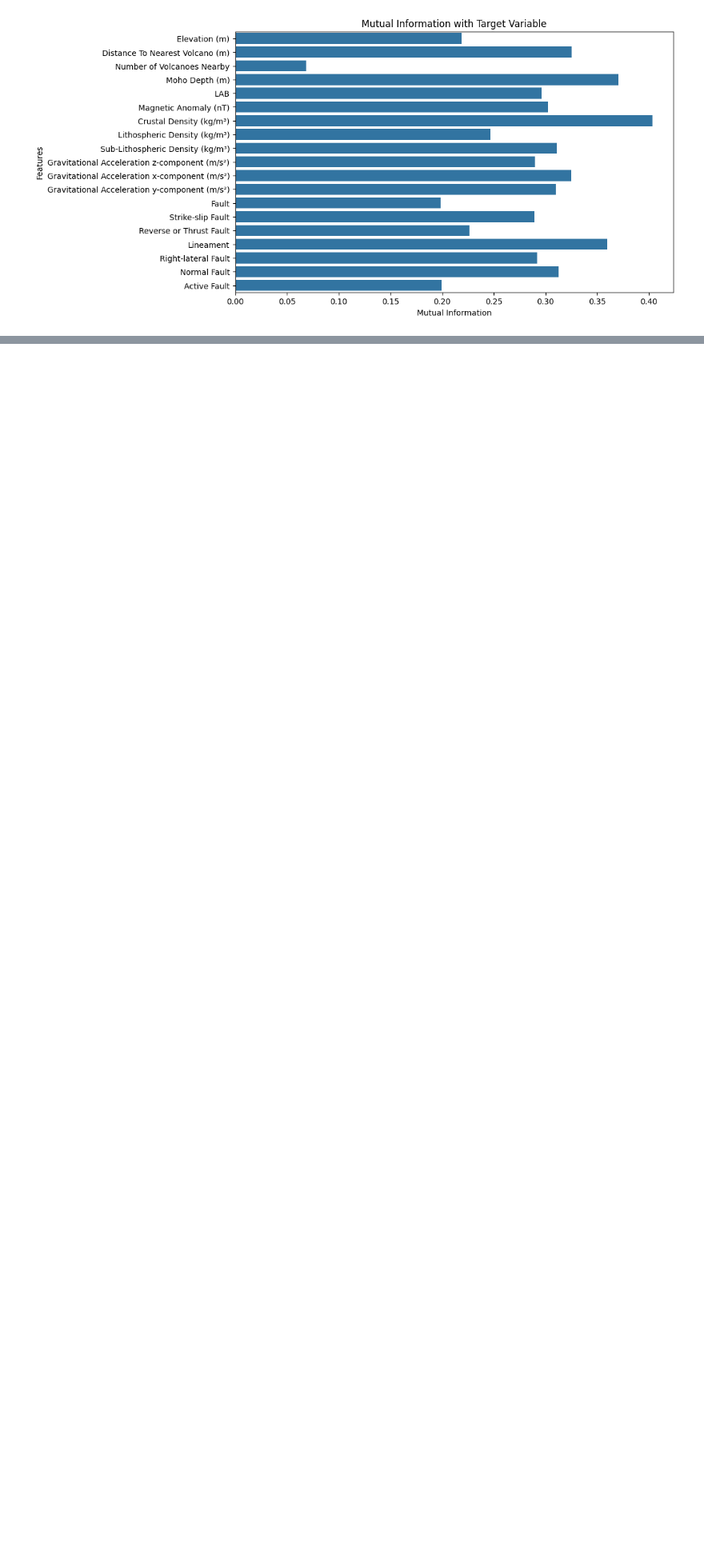
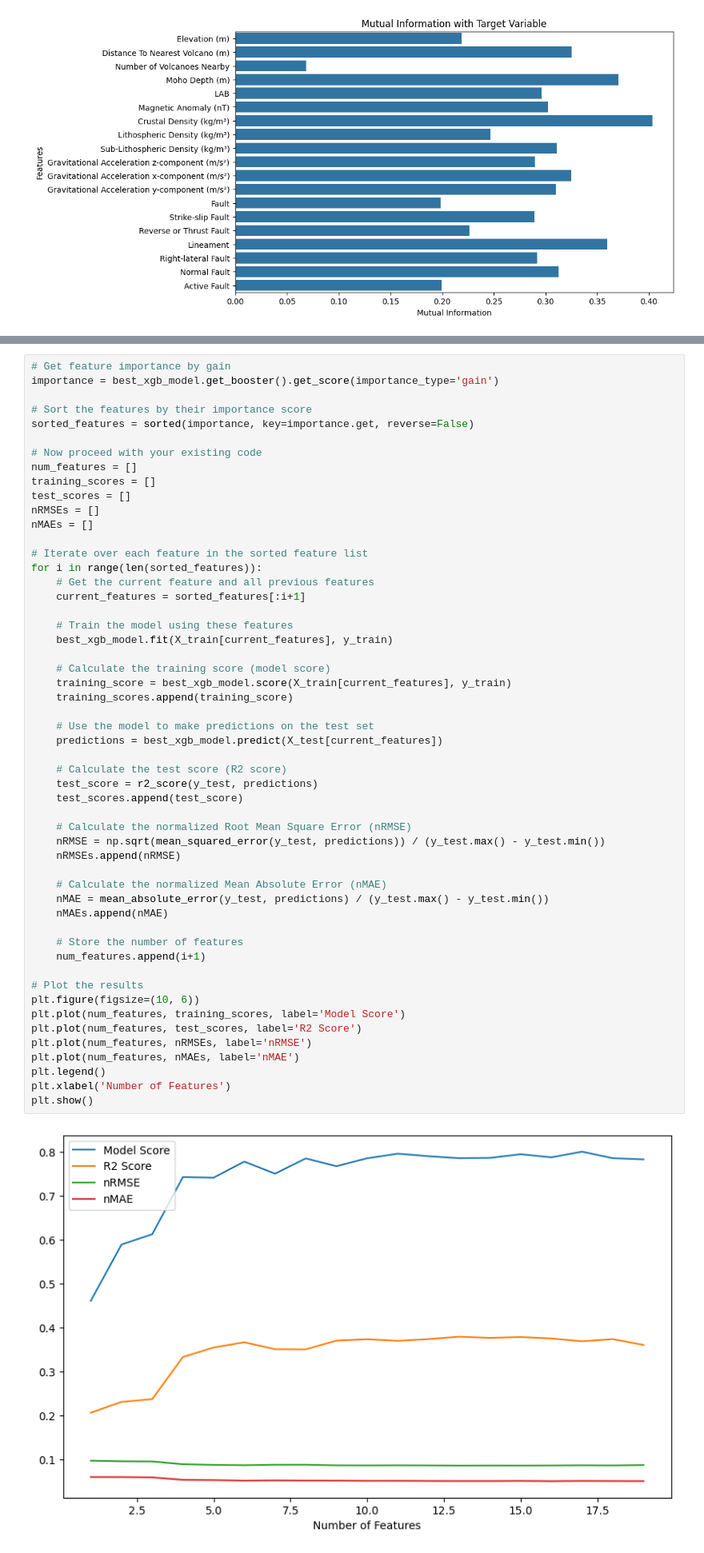
Before and after one commit to jcmefra/Geothermal-Gradient-Machine-Learning, a Jupyter notebook: Model_V2.ipynb, the cells around one changed output, grey strips where cells are left out. Shown at 80% size. Saved outputs shown, nothing was run; the diff lists cells and outputs as text; blank space fills up the shorter version.

```diff
--- a/Model_V2.ipynb
+++ b/Model_V2.ipynb
@@ -1299,6 +1325,61 @@ plt.xticks(rotation=90)
 plt.show()
 # %% [output]
 [figure]
+# %%
+# Get feature importance by gain
+importance = best_xgb_model.get_booster().get_score(importance_type='gain')
+
+# Sort the features by their importance score
+sorted_features = sorted(importance, key=importance.get, reverse=False)
+
+# Now proceed with your existing code
+num_features = []
+training_scores = []
+test_scores = []
+nRMSEs = []
+nMAEs = []
+
+# Iterate over each feature in the sorted feature list
+for i in range(len(sorted_features)):
+    # Get the current feature and all previous features
+    current_features = sorted_features[:i+1]
+
+    # Train the model using these features
+    best_xgb_model.fit(X_train[current_features], y_train)
+
+    # Calculate the training score (model score)
+    training_score = best_xgb_model.score(X_train[current_features], y_train)
+    training_scores.append(training_score)
+
+    # Use the model to make predictions on the test set
+    predictions = best_xgb_model.predict(X_test[current_features])
+
+    # Calculate the test score (R2 score)
+    test_score = r2_score(y_test, predictions)
+    test_scores.append(test_score)
+
+    # Calculate the normalized Root Mean Square Error (nRMSE)
+    nRMSE = np.sqrt(mean_squared_error(y_test, predictions)) / (y_test.max() - y_test.min())
+    nRMSEs.append(nRMSE)
+
+    # Calculate the normalized Mean Absolute Error (nMAE)
+    nMAE = mean_absolute_error(y_test, predictions) / (y_test.max() - y_test.min())
+    nMAEs.append(nMAE)
+
+    # Store the number of features
+    num_features.append(i+1)
+
+# Plot the results
+plt.figure(figsize=(10, 6))
+plt.plot(num_features, training_scores, label='Model Score')
+plt.plot(num_features, test_scores, label='R2 Score')
+plt.plot(num_features, nRMSEs, label='nRMSE')
+plt.plot(num_features, nMAEs, label='nMAE')
+plt.legend()
+plt.xlabel('Number of Features')
+plt.show()
+# %% [output]
+[figure, added]
 # %% [markdown]
 ### Save the model
 # %%
```
Also changed, not shown: parts of 7 cells of this notebook.
